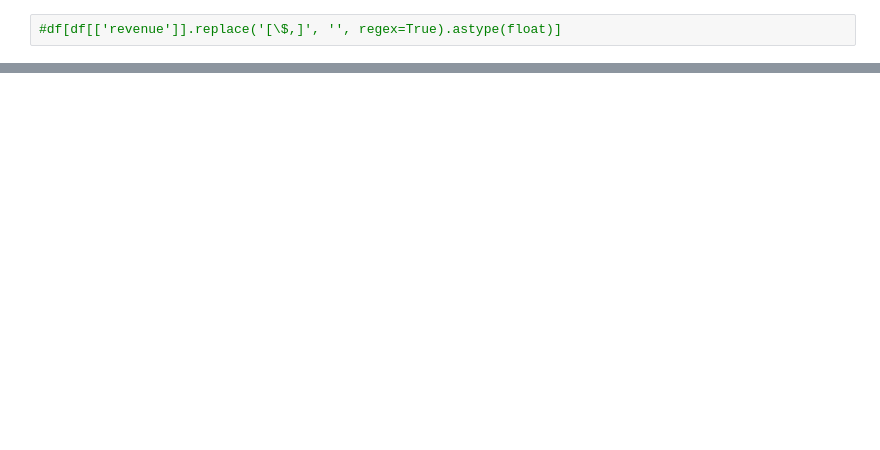
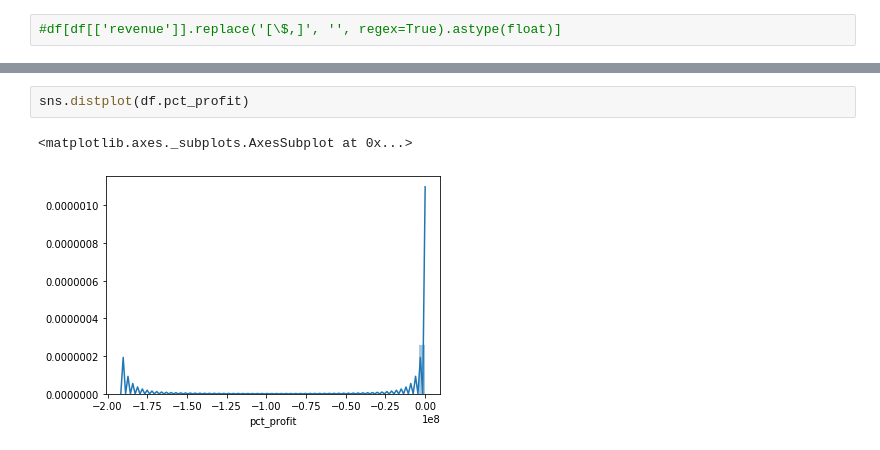
Before and after one commit to Mattsantos541/TMDB-Box-Office-Prediction, a Jupyter notebook: regression model with new features.ipynb, the cells around one changed output, grey strips where cells are left out. Cells and saved outputs as stored; diff of their text form; blank space fills up the shorter version.

Commit message:
bending profits

```diff
--- a/regression model with new features.ipynb
+++ b/regression model with new features.ipynb
@@ -245,0 +305,5 @@ df['budget'].count()
+# %%
+sns.distplot(df.pct_profit)
+# %% [output]
+<matplotlib.axes._subplots.AxesSubplot at 0x...>
+[figure, added]
```
Also changed, not shown: parts of 12 cells of this notebook.
